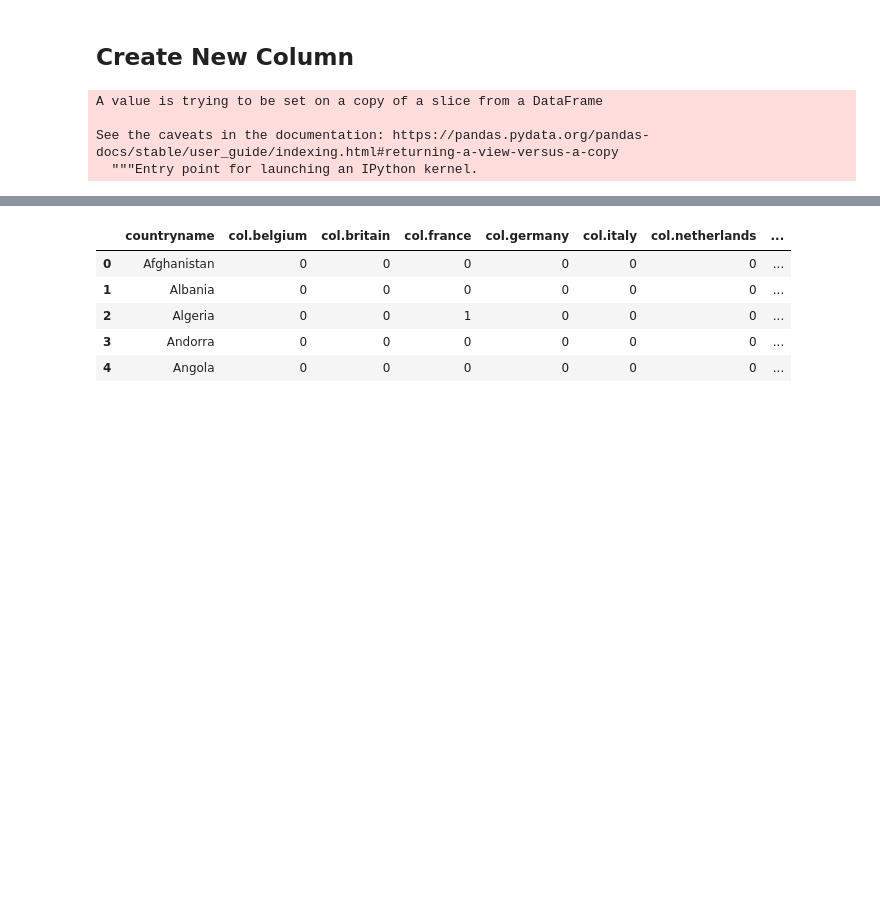
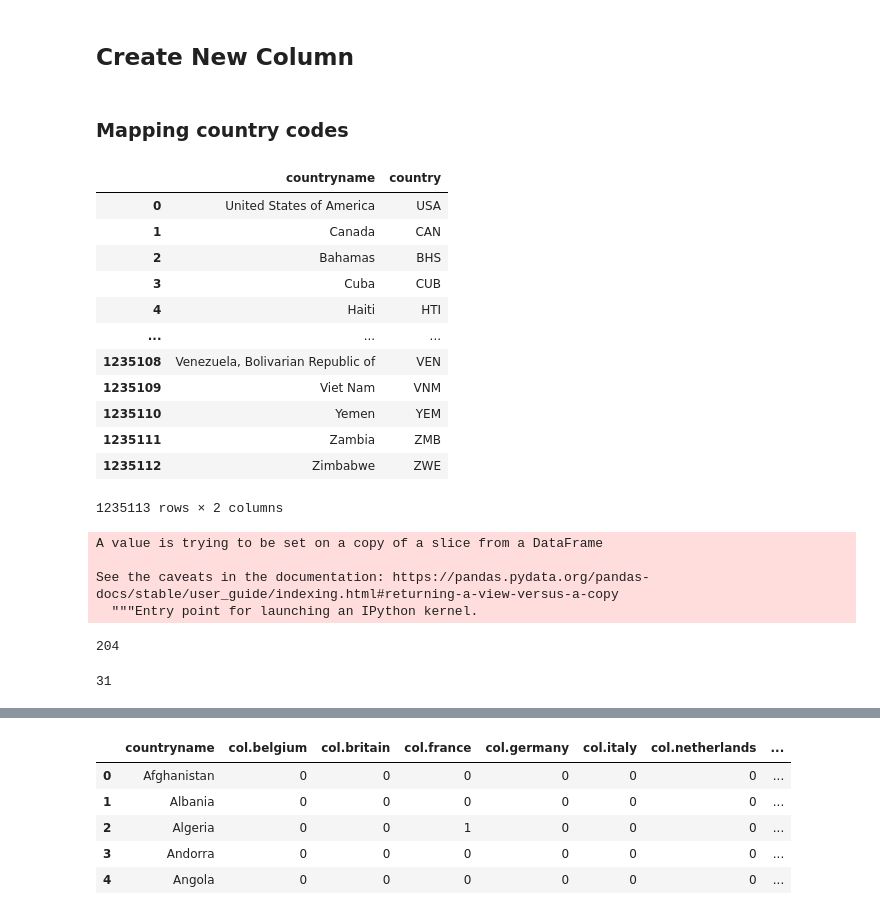
Before and after one commit to lauren-kirsh/Diversity-and-Respresentation-in-UN-Voting, a Jupyter notebook: notebook/UN_data_CO.ipynb, the cells around one changed output, grey strips where cells are left out. Drawn from its saved outputs; the diff is of its cells as text; code cells hidden in the pictures; blank space fills up the shorter version.

```diff
--- a/notebook/UN_data_CO.ipynb
+++ b/notebook/UN_data_CO.ipynb
@@ -113,5 +125,7 @@ Index(['country', 'col.belgium', 'col.britain', 'col.france', 'col.germany',
       dtype='object')
 # %% [markdown]
 ## Create New Column
+# %% [markdown]
+### Mapping country codes
 # %%
 # add country code to main dataset
@@ -119,3 +133,19 @@ codes = UN_data_df[['country', 'countryname']]
+# %%
+codes
+# %% [output]
+|  | countryname | country |
+| 0 | United States of America | USA |
+| 1 | Canada | CAN |
+| 2 | Bahamas | BHS |
+| 3 | Cuba | CUB |
+| 4 | Haiti | HTI |
+| ... | ... | ... |
+| 1235108 | Venezuela, Bolivarian Republic of | VEN |
+| 1235109 | Viet Nam | VNM |
+| 1235110 | Yemen | YEM |
+| 1235111 | Zambia | ZMB |
+| 1235112 | Zimbabwe | ZWE |
+1235113 rows × 2 columns
 # %%
 codes.drop_duplicates(inplace=True)
 codes.reset_index(drop=True, inplace=True)
@@ -124,3 +154,7 @@ A value is trying to be set on a copy of a slice from a DataFrame
 
 See the caveats in the documentation: https://pandas.pydata.org/pandas-docs/stable/user_guide/indexing.html#returning-a-view-versus-a-copy
   """Entry point for launching an IPython kernel.
+# %%
+len(codes)
+# %% [output]
+204
@@ -126,0 +205,5 @@ See the caveats in the documentation: https://pandas.pydata.org/pandas-docs/stab
+# %%
+# missing
+len(missing_info)
+# %% [output]
+31
```
Also changed, not shown: parts of 16 cells of this notebook.
